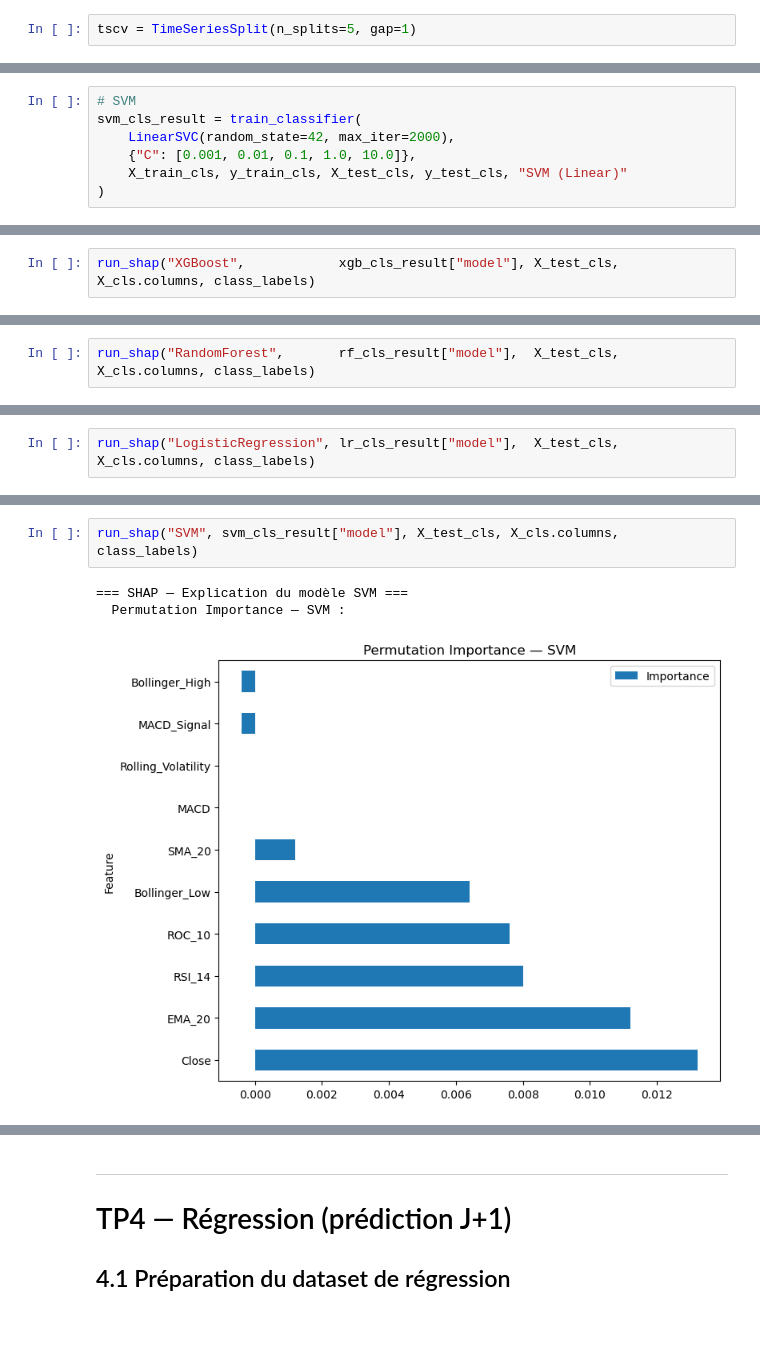
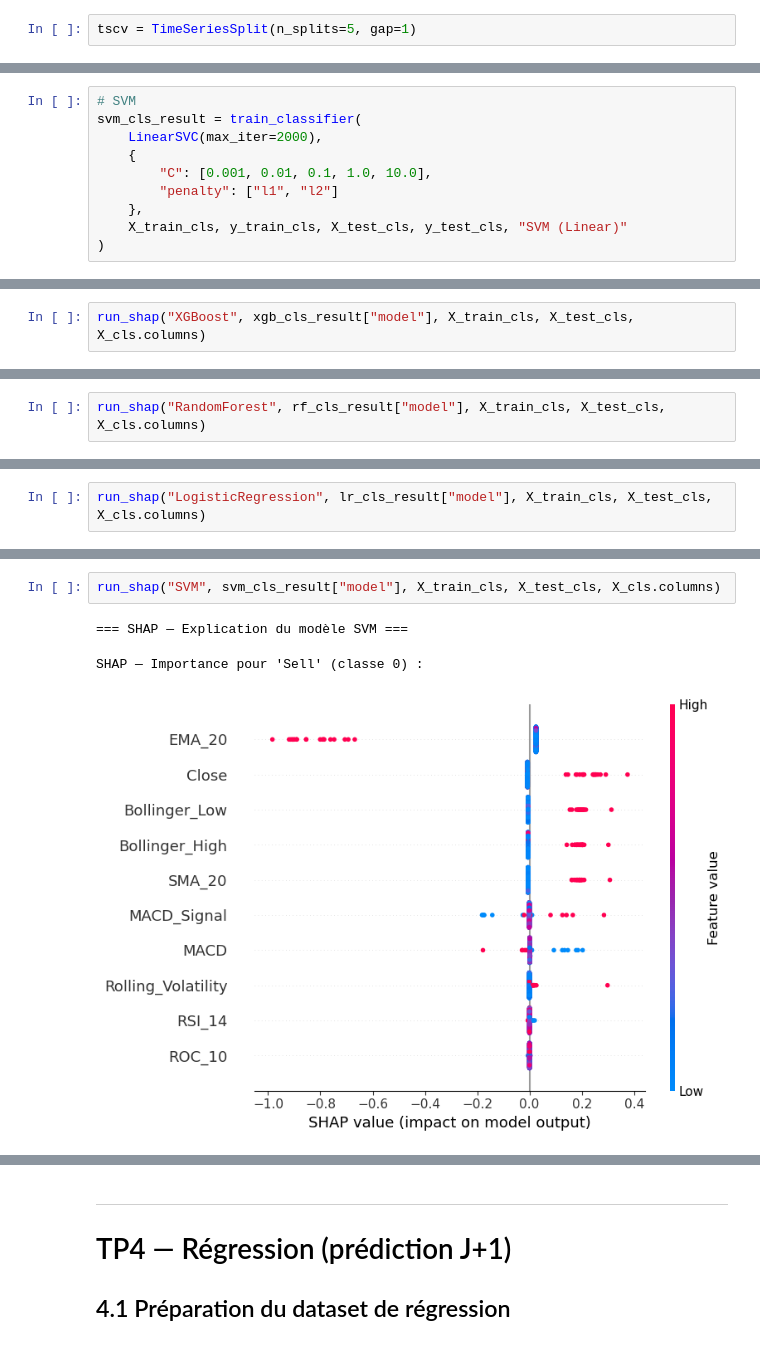
Before and after one commit to huimin-zhang-8/DS_finance, a Jupyter notebook: projet.ipynb, the cells around one changed output, grey strips where cells are left out. Drawn from its saved outputs; the diff is of its cells as text.

```diff
--- a/projet.ipynb
+++ b/projet.ipynb
@@ -762,8 +924,11 @@ weighted avg       0.39      0.44      0.40      9613
 # %%
 # SVM
 svm_cls_result = train_classifier(
-    LinearSVC(random_state=42, max_iter=2000),
-    {"C": [0.001, 0.01, 0.1, 1.0, 10.0]},
+    LinearSVC(max_iter=2000),
+    {
+        "C": [0.001, 0.01, 0.1, 1.0, 10.0],
+        "penalty": ["l1", "l2"]
+    },
     X_train_cls, y_train_cls, X_test_cls, y_test_cls, "SVM (Linear)"
 )
 # %% [output]
@@ -835,5 +985,5 @@ class_labels = ["Sell", "Hold", "Buy"]
 # %%
-run_shap("XGBoost",            xgb_cls_result["model"], X_test_cls, X_cls.columns, class_labels)
+run_shap("XGBoost", xgb_cls_result["model"], X_train_cls, X_test_cls, X_cls.columns)
 # %% [output]
 === SHAP — Explication du modèle XGBoost ===
 SHAP — Importance pour 'Sell' (classe 0) :
@@ -845,5 +995,5 @@ SHAP — Importance pour 'Buy' (classe 2) :
 # %%
-run_shap("RandomForest",       rf_cls_result["model"],  X_test_cls, X_cls.columns, class_labels)
+run_shap("RandomForest", rf_cls_result["model"], X_train_cls, X_test_cls, X_cls.columns)
 # %% [output]
 === SHAP — Explication du modèle RandomForest ===
 SHAP — Importance pour 'Sell' (classe 0) :
@@ -855,5 +1005,5 @@ SHAP — Importance pour 'Buy' (classe 2) :
 # %%
-run_shap("LogisticRegression", lr_cls_result["model"],  X_test_cls, X_cls.columns, class_labels)
+run_shap("LogisticRegression", lr_cls_result["model"], X_train_cls, X_test_cls, X_cls.columns)
 # %% [output]
 === SHAP — Explication du modèle LogisticRegression ===
 SHAP — Importance pour 'Sell' (classe 0) :
@@ -865,7 +1015,7 @@ SHAP — Importance pour 'Buy' (classe 2) :
 # %%
-run_shap("SVM", svm_cls_result["model"], X_test_cls, X_cls.columns, class_labels)
+run_shap("SVM", svm_cls_result["model"], X_train_cls, X_test_cls, X_cls.columns)
 # %% [output]
 === SHAP — Explication du modèle SVM ===
-  Permutation Importance — SVM :
+SHAP — Importance pour 'Sell' (classe 0) :
-[figure, old version]
+[figure, new version]
 # %%
```
Also changed, not shown: parts of 67 cells of this notebook, 1 other file.
